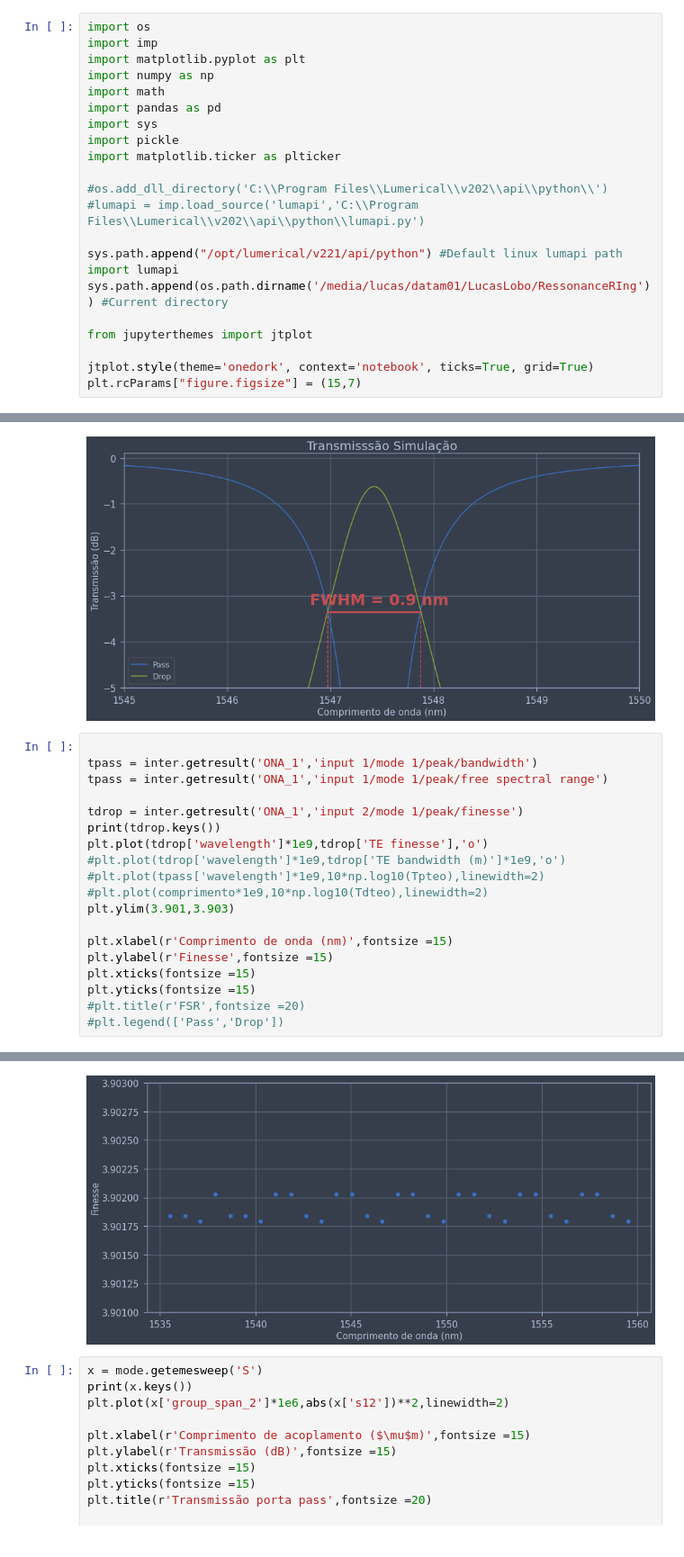
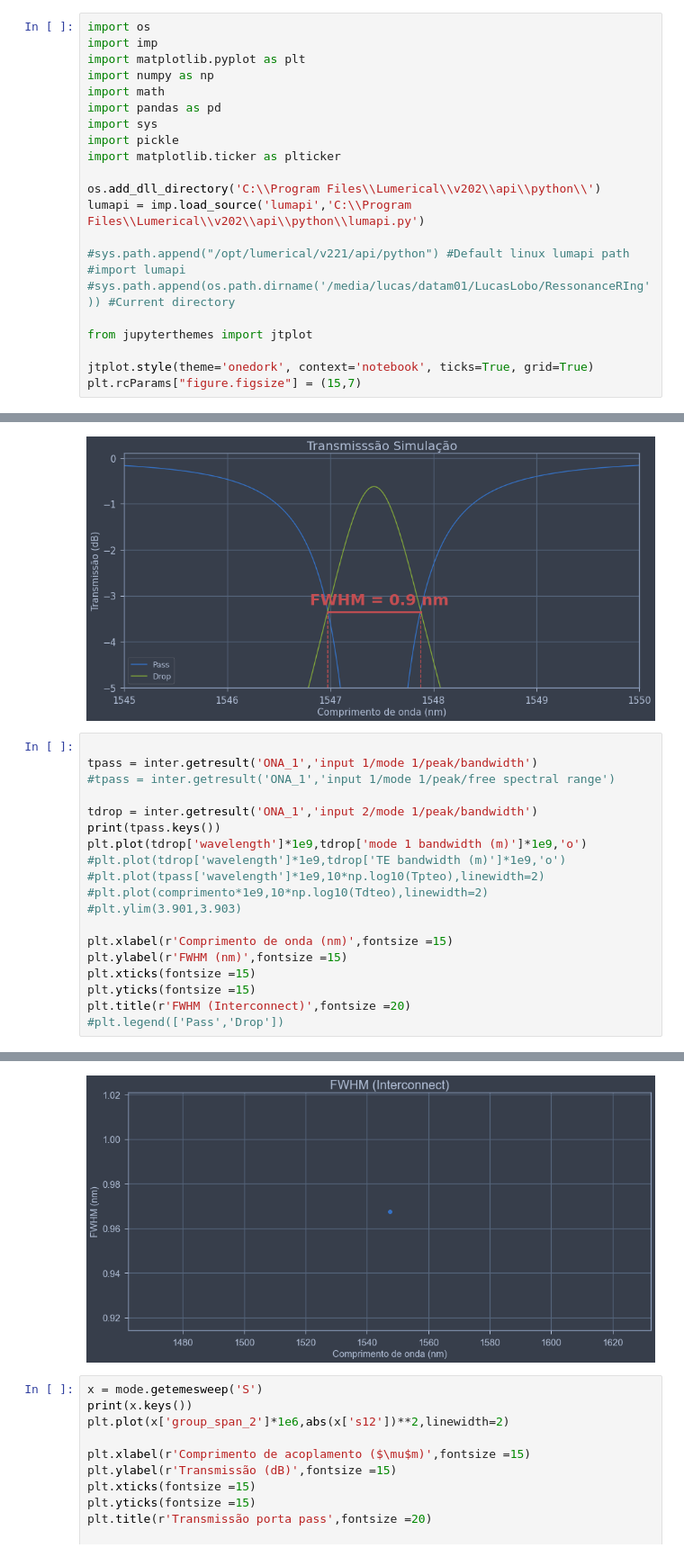
Before and after one commit to LucasLobo7/Anelderessonancia, a Jupyter notebook: ANELRUIM.ipynb, the cells around one changed output, grey strips where cells are left out. Shown at 90% size. Drawn from its saved outputs; the diff is of its cells as text.

```diff
--- a/ANELRUIM.ipynb
+++ b/ANELRUIM.ipynb
@@ -11,12 +11,12 @@ import sys
 import pickle
 import matplotlib.ticker as plticker
 
-#os.add_dll_directory('C:\\Program Files\\Lumerical\\v202\\api\\python\\')
-#lumapi = imp.load_source('lumapi','C:\\Program Files\\Lumerical\\v202\\api\\python\\lumapi.py')
+os.add_dll_directory('C:\\Program Files\\Lumerical\\v202\\api\\python\\')
+lumapi = imp.load_source('lumapi','C:\\Program Files\\Lumerical\\v202\\api\\python\\lumapi.py')
 
-sys.path.append("/opt/lumerical/v221/api/python") #Default linux lumapi path
-import lumapi
-sys.path.append(os.path.dirname('/media/lucas/datam01/LucasLobo/RessonanceRIng')) #Current directory
+#sys.path.append("/opt/lumerical/v221/api/python") #Default linux lumapi path
+#import lumapi
+#sys.path.append(os.path.dirname('/media/lucas/datam01/LucasLobo/RessonanceRIng')) #Current directory
 
 from jupyterthemes import jtplot
 
@@ -436,20 +436,20 @@ plt.axvline(x=1547.875,color='r',linestyle="--",ymax = 0.32)
 # %%
 
 tpass = inter.getresult('ONA_1','input 1/mode 1/peak/bandwidth')
-tpass = inter.getresult('ONA_1','input 1/mode 1/peak/free spectral range')
+#tpass = inter.getresult('ONA_1','input 1/mode 1/peak/free spectral range')
 
-tdrop = inter.getresult('ONA_1','input 2/mode 1/peak/finesse')
-print(tdrop.keys())
-plt.plot(tdrop['wavelength']*1e9,tdrop['TE finesse'],'o')
+tdrop = inter.getresult('ONA_1','input 2/mode 1/peak/bandwidth')
+print(tpass.keys())
+plt.plot(tdrop['wavelength']*1e9,tdrop['mode 1 bandwidth (m)']*1e9,'o')
 #plt.plot(tdrop['wavelength']*1e9,tdrop['TE bandwidth (m)']*1e9,'o')
 #plt.plot(tpass['wavelength']*1e9,10*np.log10(Tpteo),linewidth=2)
 #plt.plot(comprimento*1e9,10*np.log10(Tdteo),linewidth=2)
-plt.ylim(3.901,3.903)
+#plt.ylim(3.901,3.903)
 
 plt.xlabel(r'Comprimento de onda (nm)',fontsize =15)
-plt.ylabel(r'Finesse',fontsize =15)
+plt.ylabel(r'FWHM (nm)',fontsize =15)
 plt.xticks(fontsize =15)
 plt.yticks(fontsize =15)
-#plt.title(r'FSR',fontsize =20)
+plt.title(r'FWHM (Interconnect)',fontsize =20)
 #plt.legend(['Pass','Drop'])
 # %% [output]
@@ -468,4 +458,4 @@ dict_keys(['wavelength', 'frequency', 'TE finesse', 'Lumerical_dataset'])
-[figure, old version]
+[figure, new version]
 # %%
 x = mode.getemesweep('S')
 print(x.keys())
```
Also changed, not shown: parts of 1 cell of this notebook, 4 other files.
